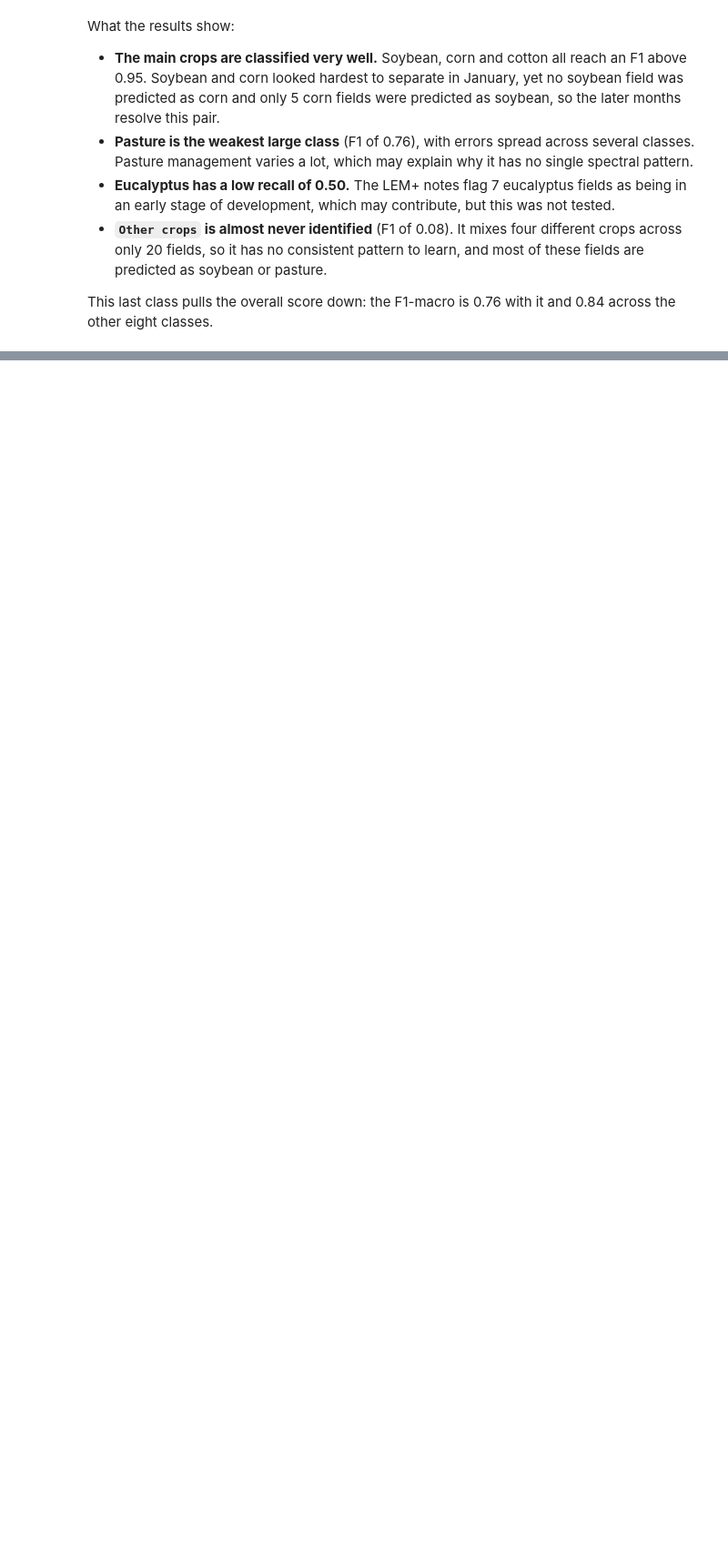
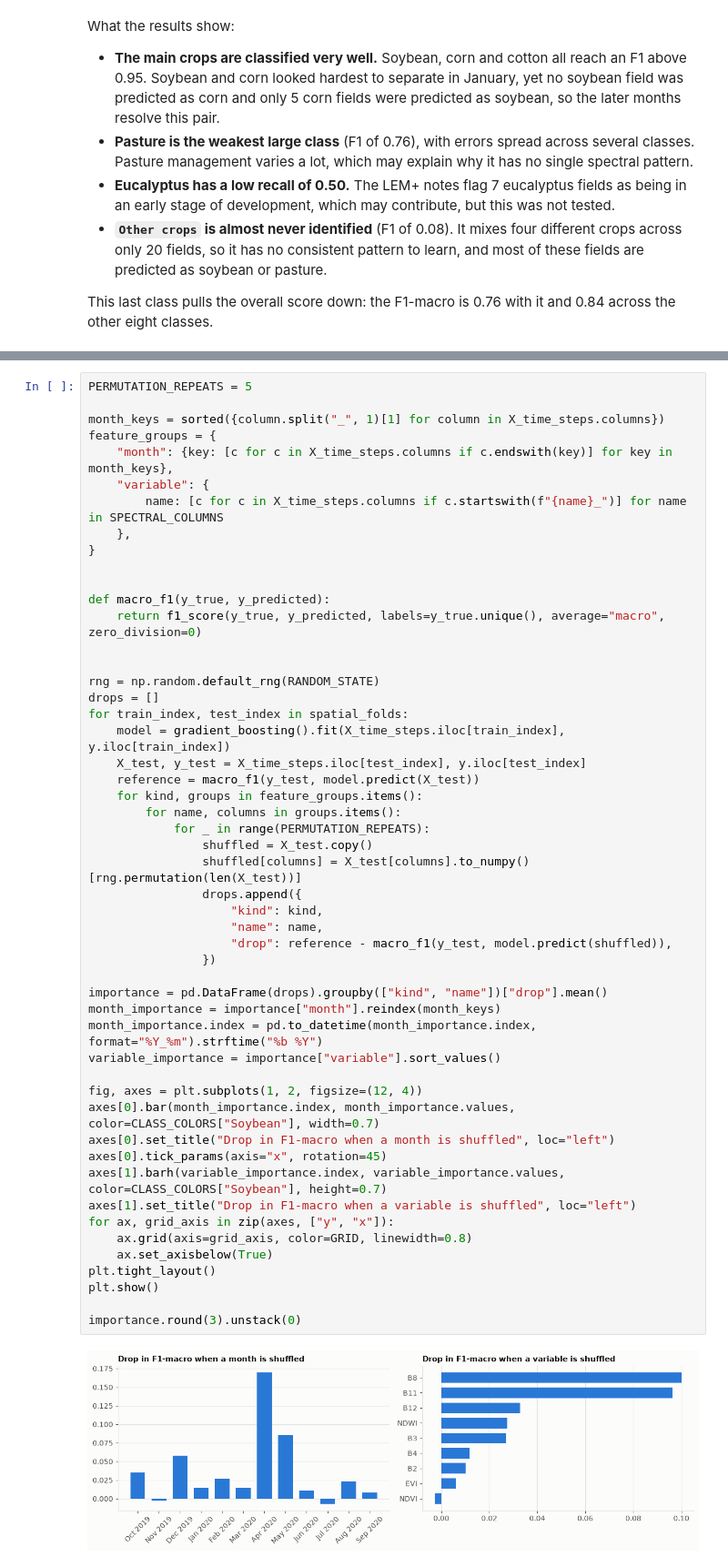
Before and after one commit to lucasmd30/crop-classification-sentinel2, a Jupyter notebook: crop_classification.ipynb, the cells around one changed output, grey strips where cells are left out. Shown at 91% size. Saved outputs shown, nothing was run; the diff lists cells and outputs as text; blank space fills up the shorter version.

Commit message:
Analyze feature importance and early-season separability

```diff
--- a/crop_classification.ipynb
+++ b/crop_classification.ipynb
@@ -695,0 +704,53 @@ This last class pulls the overall score down: the F1-macro is 0.76 with it and 0
+# %%
+PERMUTATION_REPEATS = 5
+
+month_keys = sorted({column.split("_", 1)[1] for column in X_time_steps.columns})
+feature_groups = {
+    "month": {key: [c for c in X_time_steps.columns if c.endswith(key)] for key in month_keys},
+    "variable": {
+        name: [c for c in X_time_steps.columns if c.startswith(f"{name}_")] for name in SPECTRAL_COLUMNS
+    },
+}
+
+
+def macro_f1(y_true, y_predicted):
+    return f1_score(y_true, y_predicted, labels=y_true.unique(), average="macro", zero_division=0)
+
+
+rng = np.random.default_rng(RANDOM_STATE)
+drops = []
+for train_index, test_index in spatial_folds:
+    model = gradient_boosting().fit(X_time_steps.iloc[train_index], y.iloc[train_index])
+    X_test, y_test = X_time_steps.iloc[test_index], y.iloc[test_index]
+    reference = macro_f1(y_test, model.predict(X_test))
+    for kind, groups in feature_groups.items():
+        for name, columns in groups.items():
+            for _ in range(PERMUTATION_REPEATS):
+                shuffled = X_test.copy()
+                shuffled[columns] = X_test[columns].to_numpy()[rng.permutation(len(X_test))]
+                drops.append({
+                    "kind": kind,
+                    "name": name,
+                    "drop": reference - macro_f1(y_test, model.predict(shuffled)),
+                })
+
+importance = pd.DataFrame(drops).groupby(["kind", "name"])["drop"].mean()
+month_importance = importance["month"].reindex(month_keys)
+month_importance.index = pd.to_datetime(month_importance.index, format="%Y_%m").strftime("%b %Y")
+variable_importance = importance["variable"].sort_values()
+
+fig, axes = plt.subplots(1, 2, figsize=(12, 4))
+axes[0].bar(month_importance.index, month_importance.values, color=CLASS_COLORS["Soybean"], width=0.7)
+axes[0].set_title("Drop in F1-macro when a month is shuffled", loc="left")
+axes[0].tick_params(axis="x", rotation=45)
+axes[1].barh(variable_importance.index, variable_importance.values, color=CLASS_COLORS["Soybean"], height=0.7)
+axes[1].set_title("Drop in F1-macro when a variable is shuffled", loc="left")
+for ax, grid_axis in zip(axes, ["y", "x"]):
+    ax.grid(axis=grid_axis, color=GRID, linewidth=0.8)
+    ax.set_axisbelow(True)
+plt.tight_layout()
+plt.show()
+
+importance.round(3).unstack(0)
+# %% [output]
+[figure, added]
```
Also changed, not shown: parts of 6 cells of this notebook.
